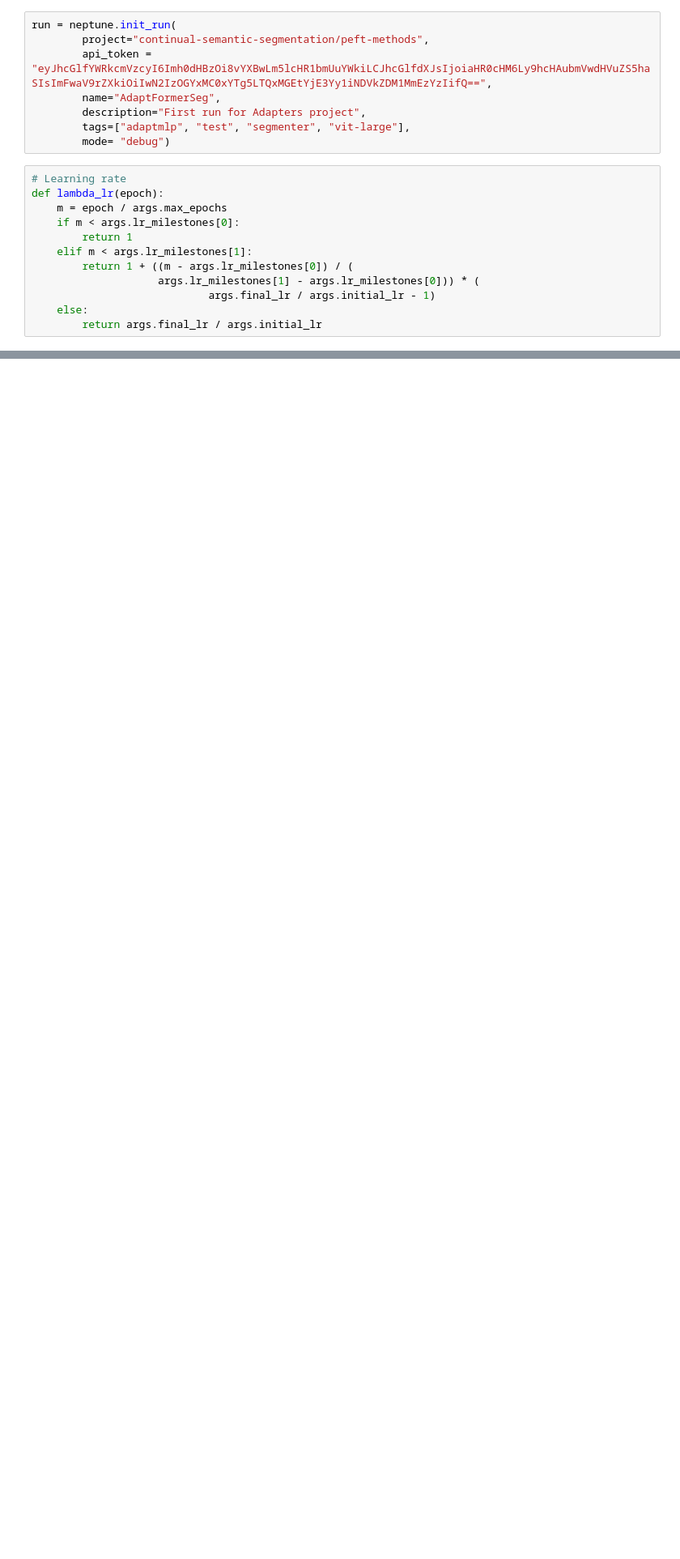
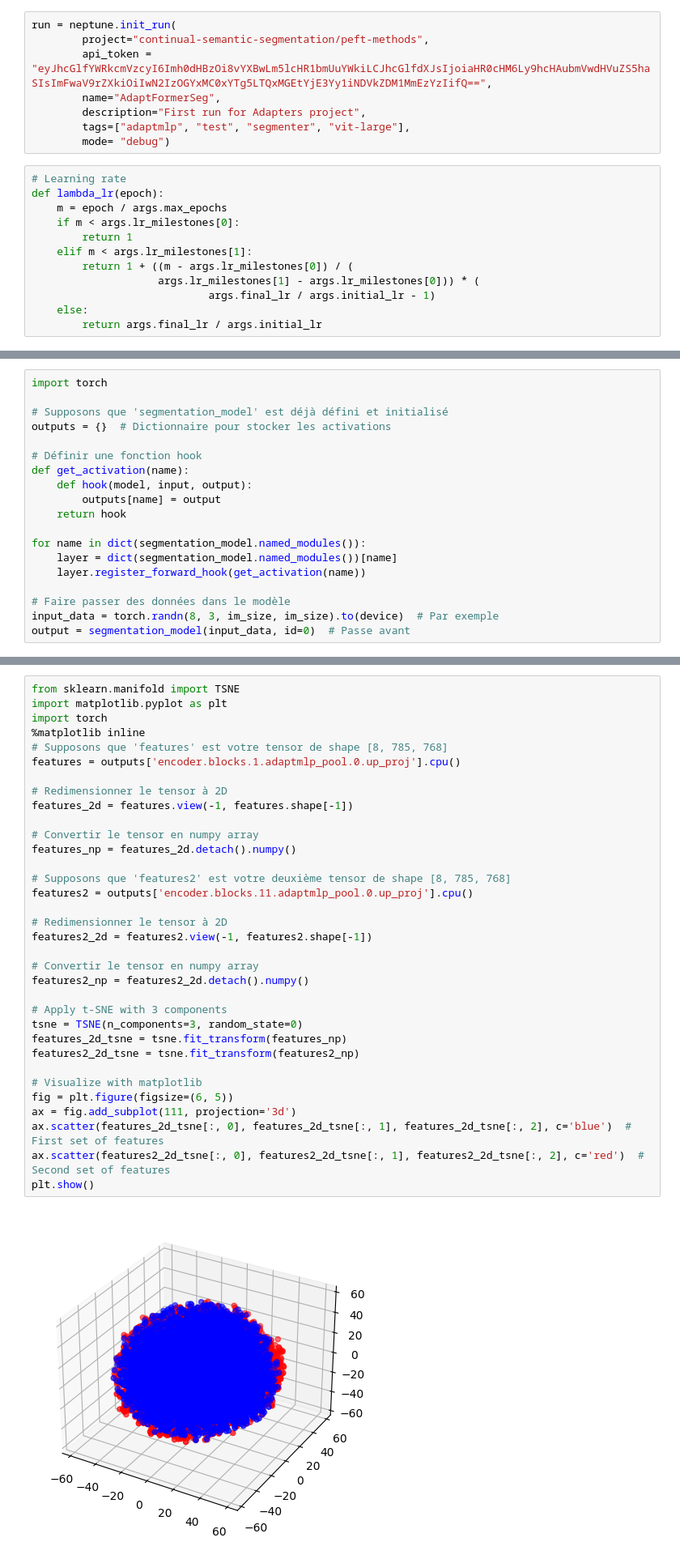
Before and after one commit to marieangeboum/css-peft, a Jupyter notebook: test.ipynb, the cells around one changed output, grey strips where cells are left out. Shown at 81% size. Saved outputs shown, nothing was run; the diff lists cells and outputs as text; blank space fills up the shorter version.

```diff
--- a/test.ipynb
+++ b/test.ipynb
@@ -197,0 +172,19 @@ weights.shape, biases.shape
+# %%
+import torch
+
+# Supposons que 'segmentation_model' est déjà défini et initialisé
+outputs = {}  # Dictionnaire pour stocker les activations
+
+# Définir une fonction hook
+def get_activation(name):
+    def hook(model, input, output):
+        outputs[name] = output
+    return hook
+
+for name in dict(segmentation_model.named_modules()):
+    layer = dict(segmentation_model.named_modules())[name]
+    layer.register_forward_hook(get_activation(name))
+
+# Faire passer des données dans le modèle
+input_data = torch.randn(8, 3, im_size, im_size).to(device)  # Par exemple
+output = segmentation_model(input_data, id=0)  # Passe avant
@@ -198,3 +213,39 @@ weights.shape, biases.shape
+# %%
+from sklearn.manifold import TSNE
+import matplotlib.pyplot as plt
+import torch
+%matplotlib inline
+# Supposons que 'features' est votre tensor de shape [8, 785, 768]
+features = outputs['encoder.blocks.1.adaptmlp_pool.0.up_proj'].cpu()
+
+# Redimensionner le tensor à 2D
+features_2d = features.view(-1, features.shape[-1])
+
+# Convertir le tensor en numpy array
+features_np = features_2d.detach().numpy()
+
+# Supposons que 'features2' est votre deuxième tensor de shape [8, 785, 768]
+features2 = outputs['encoder.blocks.11.adaptmlp_pool.0.up_proj'].cpu()
+
+# Redimensionner le tensor à 2D
+features2_2d = features2.view(-1, features2.shape[-1])
+
+# Convertir le tensor en numpy array
+features2_np = features2_2d.detach().numpy()
+
+# Apply t-SNE with 3 components
+tsne = TSNE(n_components=3, random_state=0)
+features_2d_tsne = tsne.fit_transform(features_np)
+features2_2d_tsne = tsne.fit_transform(features2_np)
+
+# Visualize with matplotlib
+fig = plt.figure(figsize=(6, 5))
+ax = fig.add_subplot(111, projection='3d')
+ax.scatter(features_2d_tsne[:, 0], features_2d_tsne[:, 1], features_2d_tsne[:, 2], c='blue')  # First set of features
+ax.scatter(features2_2d_tsne[:, 0], features2_2d_tsne[:, 1], features2_2d_tsne[:, 2], c='red')  # Second set of features
+plt.show()
+# %% [output]
+[figure, added]
 # %%
 train_imgs, test_imgs = [],[]
 for step,domain in enumerate(data_sequence[:2]):
```
Also changed, not shown: parts of 8 cells of this notebook, 11 other files.
